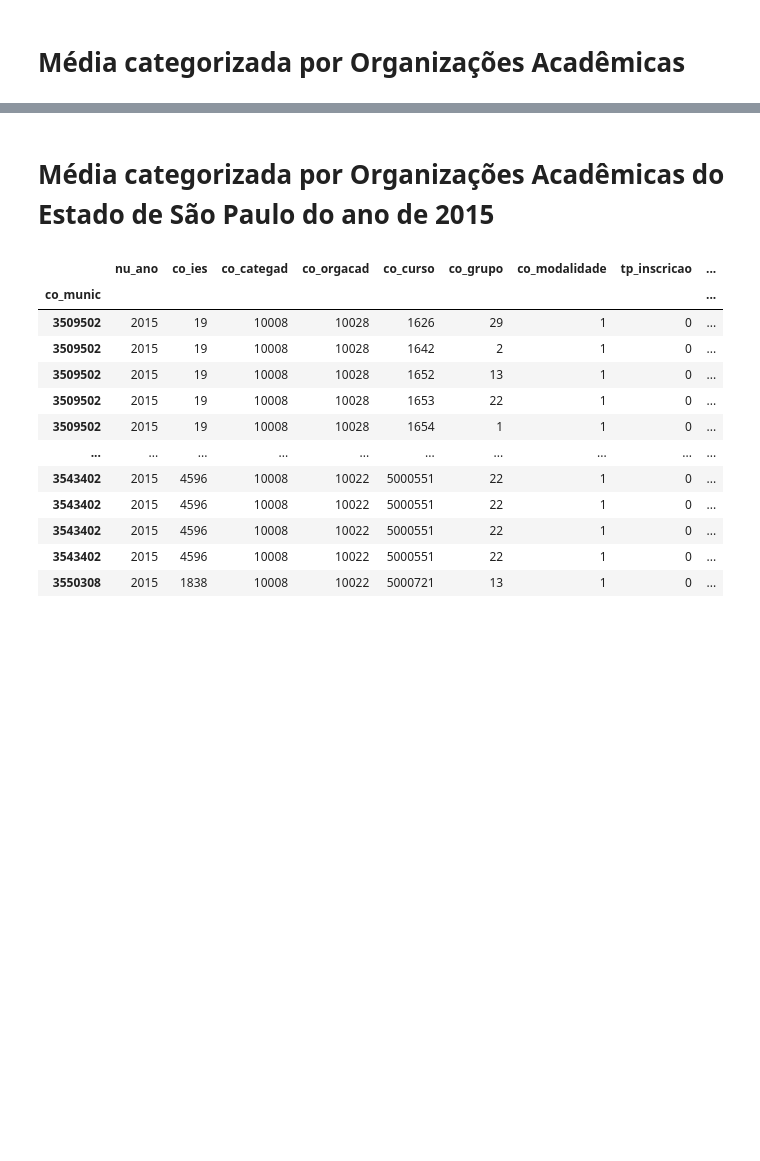
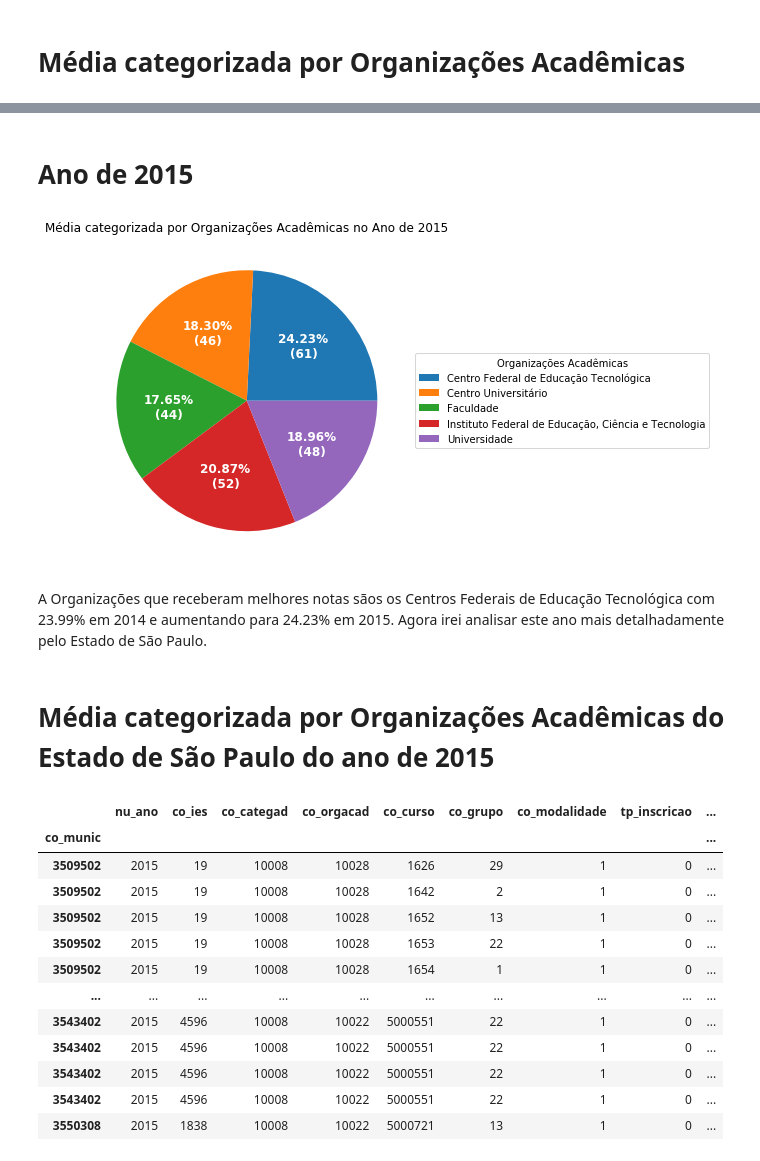
Before and after one commit to edsonbrendon/DataScienceIDD, a Jupyter notebook: Projeto DataScience IDD/DataScienceIDD/DataScience.ipynb, the cells around one changed output, grey strips where cells are left out. Drawn from its saved outputs; the diff is of its cells as text; code cells hidden in the pictures; blank space fills up the shorter version.

```diff
--- a/Projeto DataScience IDD/DataScienceIDD/DataScience.ipynb
+++ b/Projeto DataScience IDD/DataScienceIDD/DataScience.ipynb
@@ -155,3 +136,34 @@ plt.show()
+# %% [markdown]
+# Ano de 2015
+# %%
+# Criando gráfico de 2015
+fig, ax = plt.subplots(figsize=(6,6), subplot_kw=dict(aspect='equal'))
+
+org = ['Centro Federal de Educação Tecnológica',
+        'Centro Universitário',
+        'Faculdade',
+        'Instituto Federal de Educação, Ciência e Tecnologia',
+        'Universidade'
+       ]
+quant = [media1915, media2015, media2215, media2615, media2815]
+
+wedges, texts, autotexts = ax.pie(quant, autopct=lambda pct: func(pct, quant),
+                                  textprops=dict(color="w"))
+
+ax.legend(wedges, org,
+          title="Organizações Acadêmicas",
+          loc="center left",
+          bbox_to_anchor=(1, 0, 0.5, 1))
+
+plt.setp(autotexts, size=12, weight="bold")
+
+ax.set_title("Média categorizada por Organizações Acadêmicas no Ano de 2015")
+
+plt.show()
+# %% [output]
+[figure, added]
+# %% [markdown]
+A Organizações que receberam melhores notas sãos os Centros Federais de Educação Tecnológica com 23.99% em 2014 e aumentando para 24.23% em 2015. Agora irei analisar este ano mais detalhadamente pelo Estado de São Paulo.
 # %% [markdown]
 # Média categorizada por Organizações Acadêmicas do Estado de São Paulo do ano de 2015
 # %%
```
Also changed, not shown: parts of 10 cells of this notebook.
